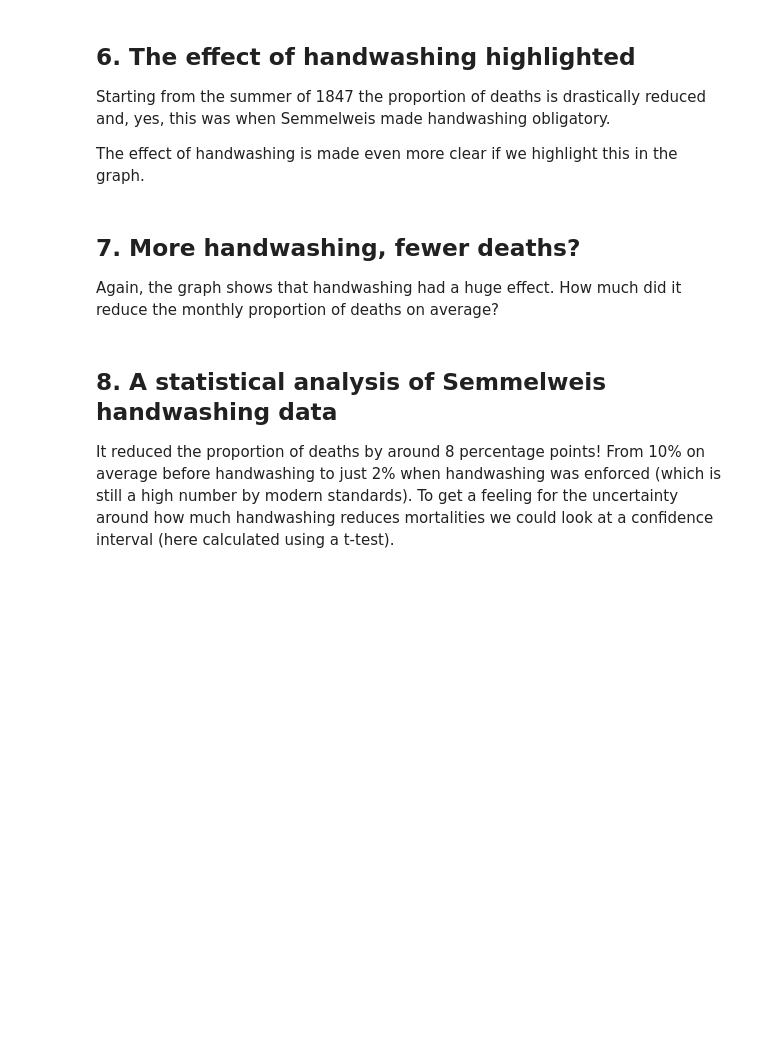
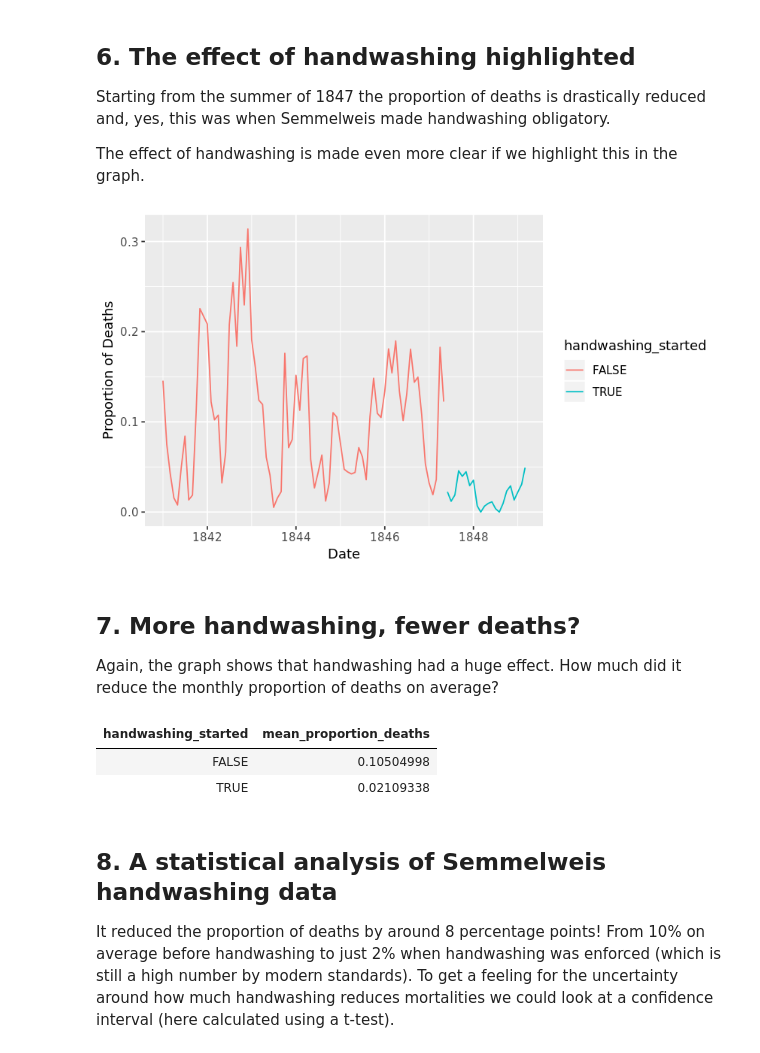
Before and after one commit to lughp/DataCamp-R-Project, a Jupyter notebook: Dr. Semmelweis and the Discovery of Handwashing/notebook.ipynb, the cells around one changed output. Saved outputs shown, nothing was run; the diff lists cells and outputs as text; code cells hidden in the pictures; blank space fills up the shorter version.

```diff
--- a/Dr. Semmelweis and the Discovery of Handwashing/notebook.ipynb
+++ b/Dr. Semmelweis and the Discovery of Handwashing/notebook.ipynb
@@ -132,24 +121,35 @@ ylab("Proportion of Deaths")
 # %%
 # From this date handwashing was made mandatory
 handwashing_start = as.Date('1847-06-01')
 
 # Add a TRUE/FALSE column to monthly called handwashing_started
-# .... YOUR CODE FOR TASK 6 ....
+monthly <- monthly  %>%
+mutate(handwashing_started = ifelse(date >= handwashing_start, TRUE, FALSE))
 
 # Plot monthly proportion of deaths before and after handwashing
-# .... YOUR CODE FOR TASK 6 ....
+ggplot(monthly, aes(x=date, y=proportion_deaths, color=handwashing_started))+
+geom_line()+
+xlab("Date")+
+ylab("Proportion of Deaths")
+# %% [output]
+[figure, added]
 # %% [markdown]
 ## 7. More handwashing, fewer deaths?
 <p>Again, the graph shows that handwashing had a huge effect. How much did it reduce the monthly proportion of deaths on average?</p>
 # %%
 # Calculating the mean proportion of deaths
-# before and after handwashing.
 
-monthly_summary <- ....
-# .... YOUR CODE FOR TASK 7 HERE ....
+
+monthly_summary <- monthly %>%
+    group_by(handwashing_started)%>%
+    summarise(mean_proportion_deaths = mean(proportion_deaths))
 
 # Printing out the summary.
 monthly_summary
+# %% [output]
+| handwashing_started | mean_proportion_deaths |
+| FALSE | 0.10504998 |
+| TRUE | 0.02109338 |
 # %% [markdown]
 ## 8. A statistical analysis of Semmelweis handwashing data
 <p>It reduced the proportion of deaths by around 8 percentage points! From 10% on average before handwashing to just 2% when handwashing was enforced (which is still a high number by modern standards).
```
Also changed, not shown: parts of 8 cells of this notebook, 1 other file.
